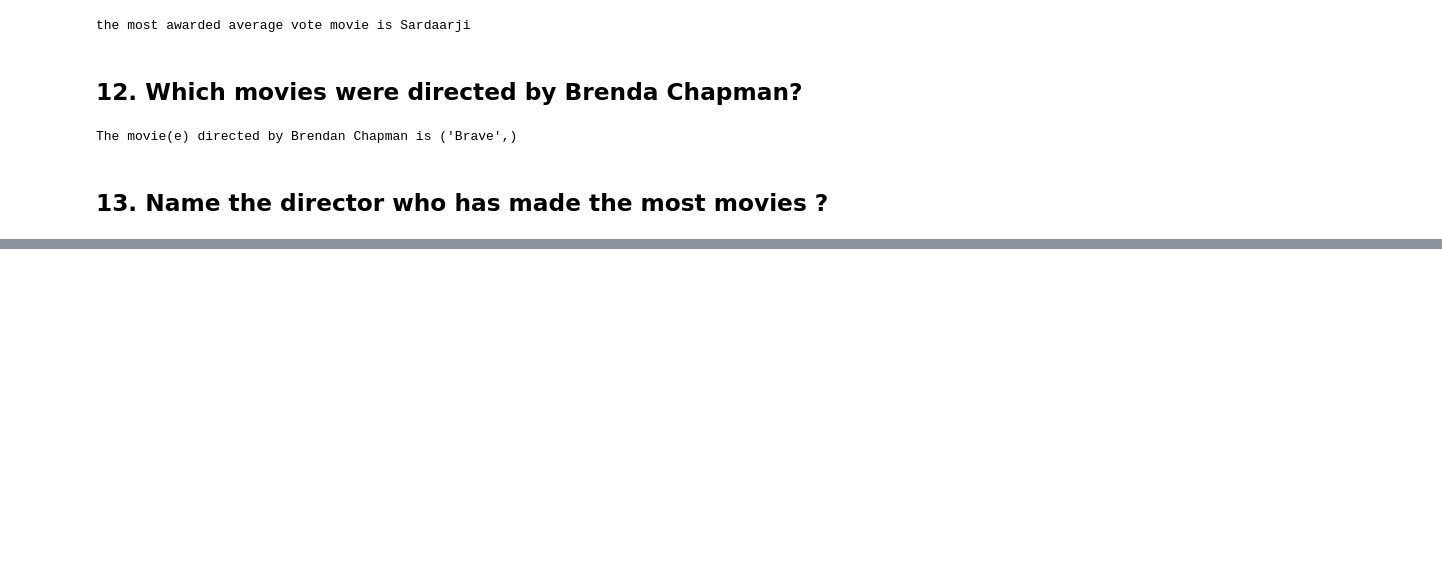
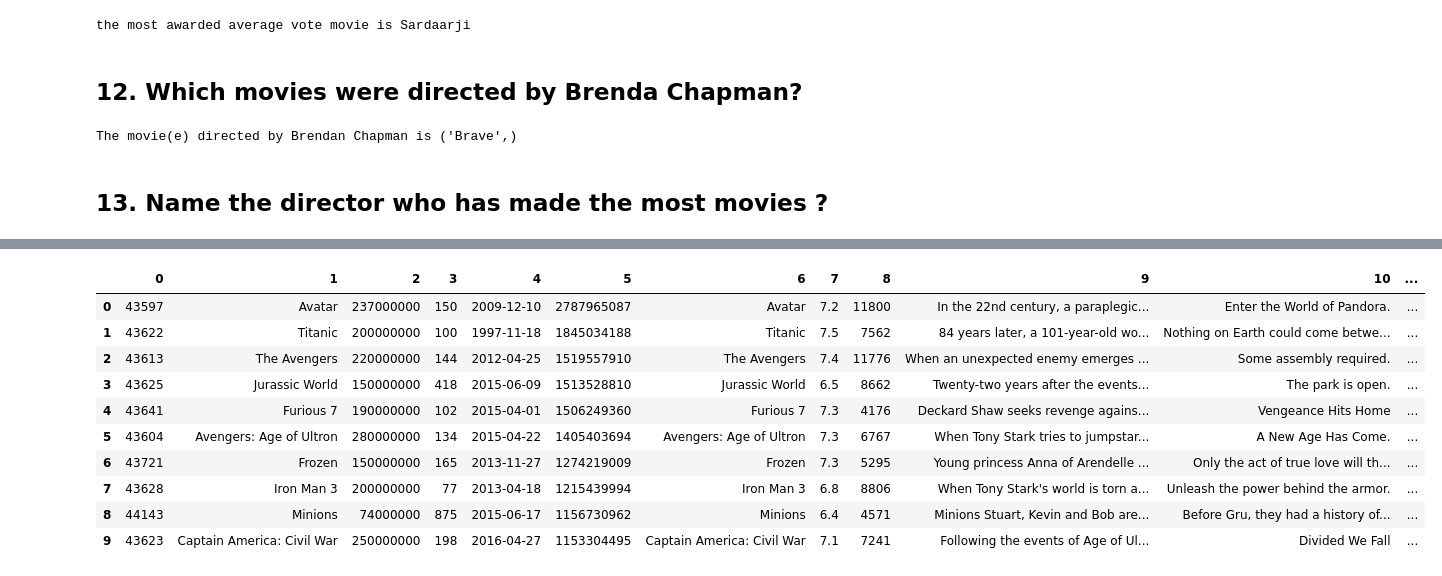
Before and after one commit to mihirh19/Imdb-dataset-analysis, a Jupyter notebook: imdb.ipynb, the cells around one changed output, grey strips where cells are left out. Cells and saved outputs as stored; diff of their text form; code cells hidden in the pictures; blank space fills up the shorter version.

```diff
--- a/imdb.ipynb
+++ b/imdb.ipynb
@@ -222,0 +278,14 @@ The movie(e) directed by Brendan Chapman is ('Brave',)
+# %%
+most_revenue
+# %% [output]
+|  | 0 | 1 | 2 | 3 | 4 | 5 | 6 | 7 | 8 | 9 | 10 | ... |
+| 0 | 43597 | Avatar | 237000000 | 150 | 2009-12-10 | 2787965087 | Avatar | 7.2 | 11800 | In the 22nd century, a paraplegic... | Enter the World of Pandora. | ... |
+| 1 | 43622 | Titanic | 200000000 | 100 | 1997-11-18 | 1845034188 | Titanic | 7.5 | 7562 | 84 years later, a 101-year-old wo... | Nothing on Earth could come betwe... | ... |
+| 2 | 43613 | The Avengers | 220000000 | 144 | 2012-04-25 | 1519557910 | The Avengers | 7.4 | 11776 | When an unexpected enemy emerges ... | Some assembly required. | ... |
+| 3 | 43625 | Jurassic World | 150000000 | 418 | 2015-06-09 | 1513528810 | Jurassic World | 6.5 | 8662 | Twenty-two years after the events... | The park is open. | ... |
+| 4 | 43641 | Furious 7 | 190000000 | 102 | 2015-04-01 | 1506249360 | Furious 7 | 7.3 | 4176 | Deckard Shaw seeks revenge agains... | Vengeance Hits Home | ... |
+| 5 | 43604 | Avengers: Age of Ultron | 280000000 | 134 | 2015-04-22 | 1405403694 | Avengers: Age of Ultron | 7.3 | 6767 | When Tony Stark tries to jumpstar... | A New Age Has Come. | ... |
+| 6 | 43721 | Frozen | 150000000 | 165 | 2013-11-27 | 1274219009 | Frozen | 7.3 | 5295 | Young princess Anna of Arendelle ... | Only the act of true love will th... | ... |
+| 7 | 43628 | Iron Man 3 | 200000000 | 77 | 2013-04-18 | 1215439994 | Iron Man 3 | 6.8 | 8806 | When Tony Stark's world is torn a... | Unleash the power behind the armor. | ... |
+| 8 | 44143 | Minions | 74000000 | 875 | 2015-06-17 | 1156730962 | Minions | 6.4 | 4571 | Minions Stuart, Kevin and Bob are... | Before Gru, they had a history of... | ... |
+| 9 | 43623 | Captain America: Civil War | 250000000 | 198 | 2016-04-27 | 1153304495 | Captain America: Civil War | 7.1 | 7241 | Following the events of Age of Ul... | Divided We Fall | ... |
```
Also changed, not shown: parts of 19 cells of this notebook.
